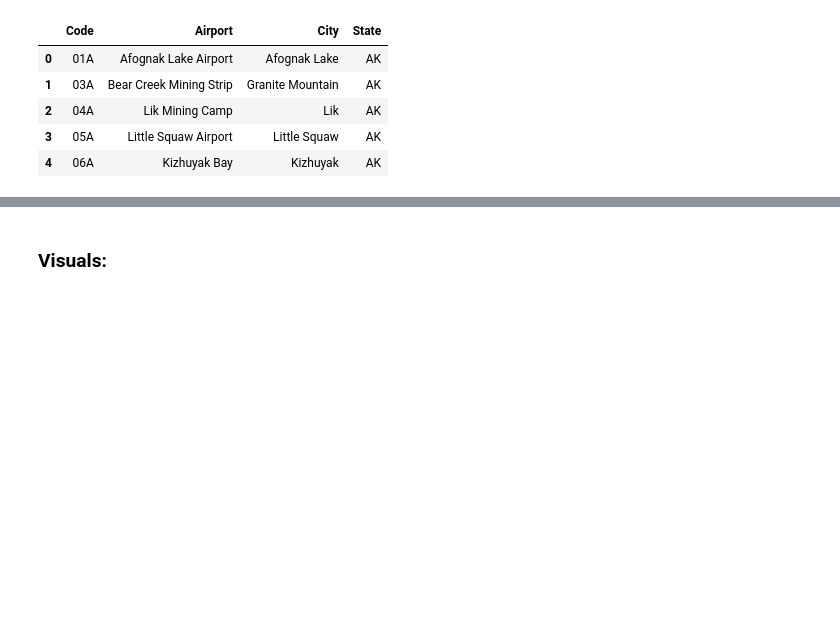
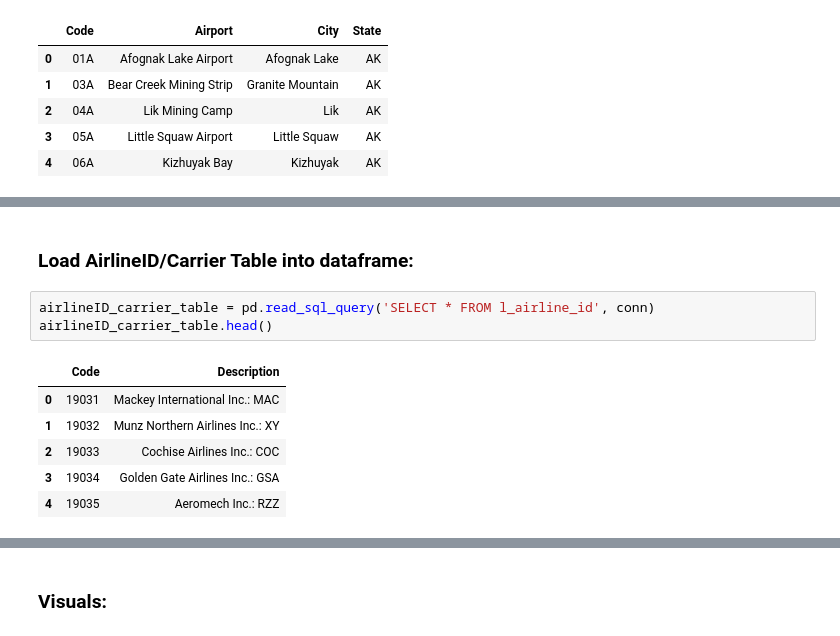
Before and after one commit to fausa/Flight-Analytics, a Jupyter notebook: code/Final_project_1.ipynb, the cells around one changed output, grey strips where cells are left out. Cells and saved outputs as stored; diff of their text form; blank space fills up the shorter version.

```diff
--- a/code/Final_project_1.ipynb
+++ b/code/Final_project_1.ipynb
@@ -224,0 +309,12 @@ airline_flights_table.shape
+# %% [markdown]
+### Load AirlineID/Carrier Table into dataframe:
+# %%
+airlineID_carrier_table = pd.read_sql_query('SELECT * FROM l_airline_id', conn)
+airlineID_carrier_table.head()
+# %% [output]
+|  | Code | Description |
+| 0 | 19031 | Mackey International Inc.: MAC |
+| 1 | 19032 | Munz Northern Airlines Inc.: XY |
+| 2 | 19033 | Cochise Airlines Inc.: COC |
+| 3 | 19034 | Golden Gate Airlines Inc.: GSA |
+| 4 | 19035 | Aeromech Inc.: RZZ |
```
Also changed, not shown: parts of 31 cells of this notebook.
